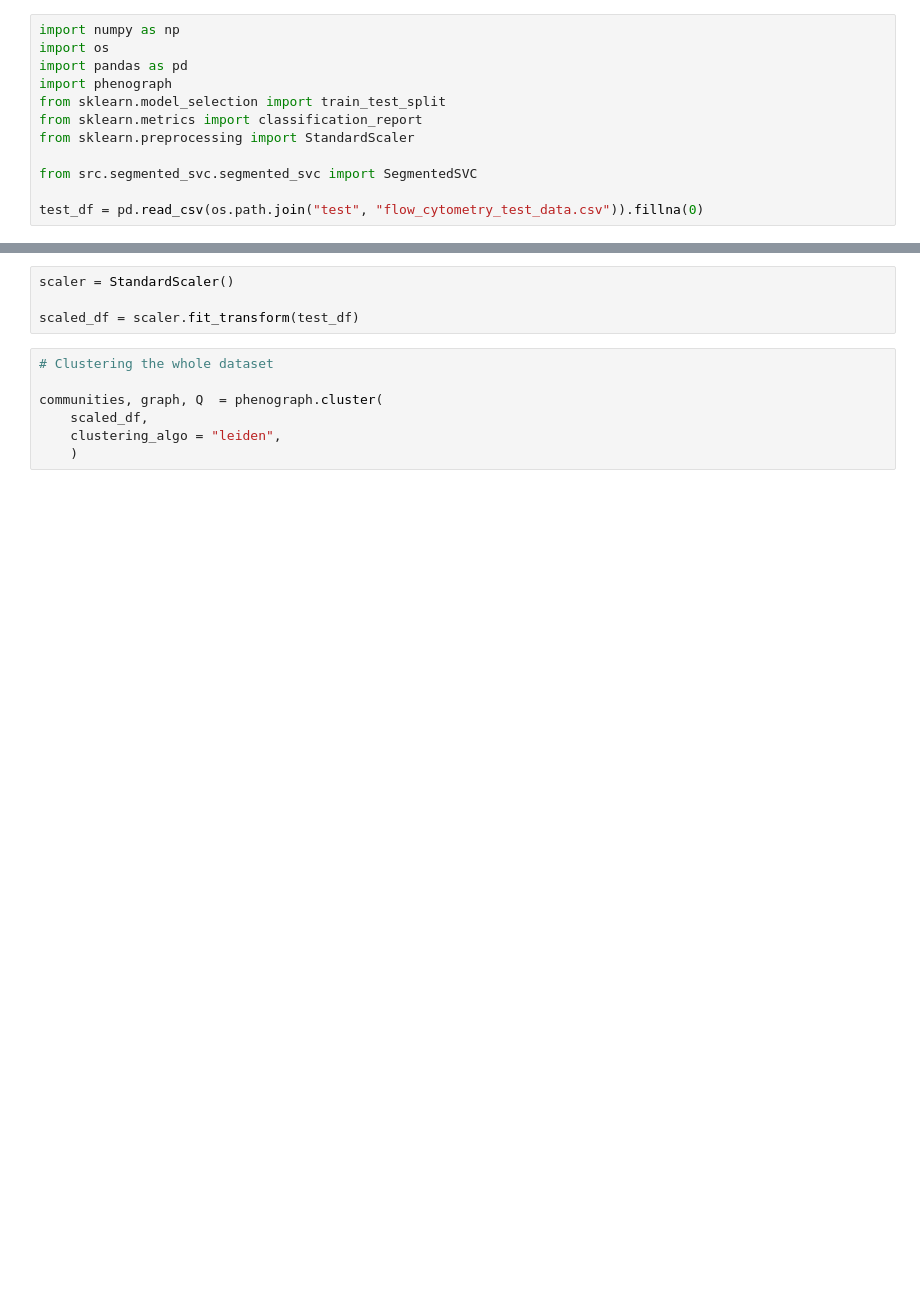
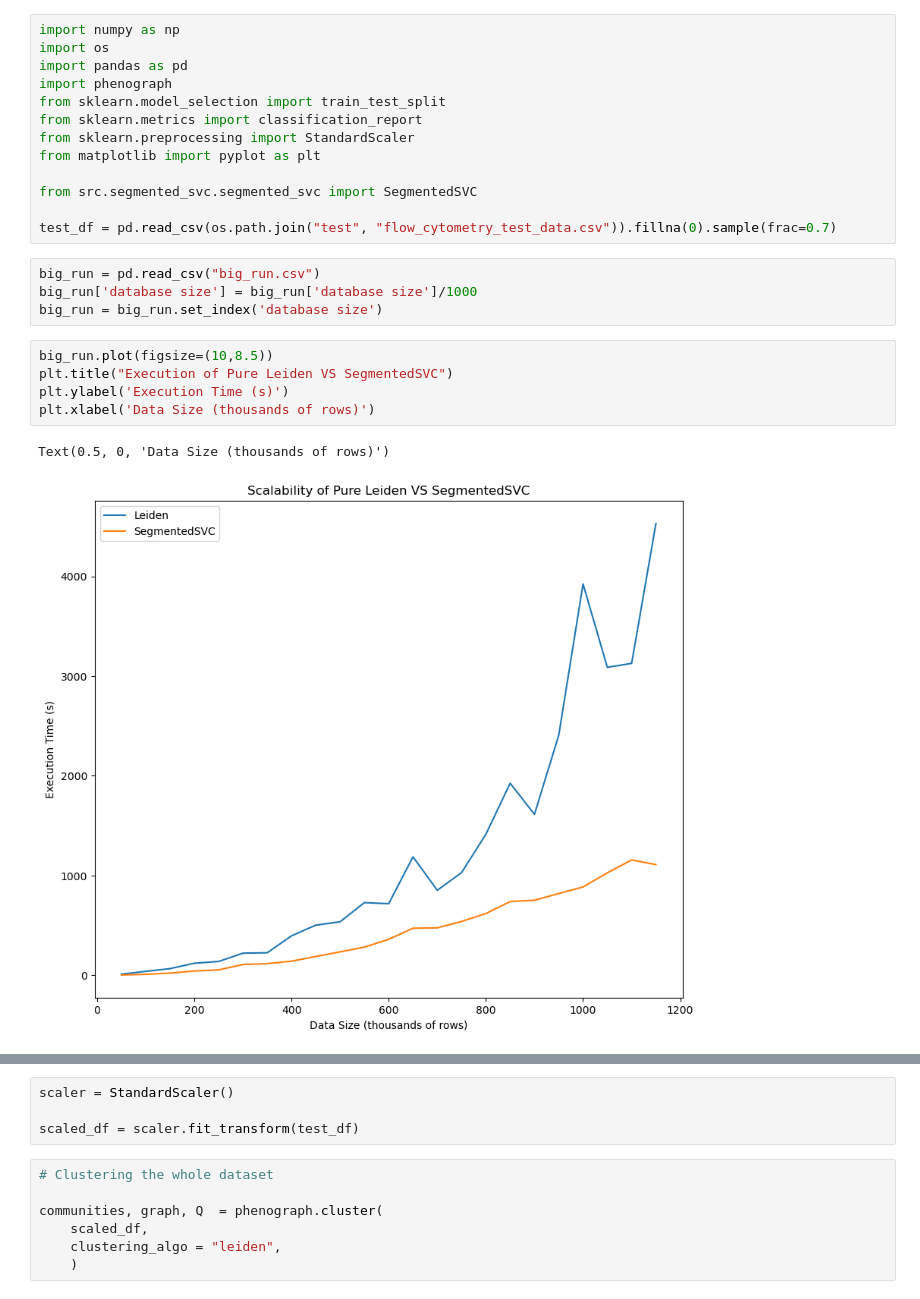
Before and after one commit to psychicesp/celestialink, a Jupyter notebook: examples.ipynb, the cells around one changed output, grey strips where cells are left out. Drawn from its saved outputs; the diff is of its cells as text; blank space fills up the shorter version.

Commit message:
Tested execution time

```diff
--- a/examples.ipynb
+++ b/examples.ipynb
@@ -6,7 +6,20 @@ import phenograph
 from sklearn.model_selection import train_test_split
 from sklearn.metrics import classification_report
 from sklearn.preprocessing import StandardScaler
+from matplotlib import pyplot as plt
 
 from src.segmented_svc.segmented_svc import SegmentedSVC
 
-test_df = pd.read_csv(os.path.join("test", "flow_cytometry_test_data.csv")).fillna(0)
+test_df = pd.read_csv(os.path.join("test", "flow_cytometry_test_data.csv")).fillna(0).sample(frac=0.7)
+# %%
+big_run = pd.read_csv("big_run.csv")
+big_run['database size'] = big_run['database size']/1000
+big_run = big_run.set_index('database size')
+# %%
+big_run.plot(figsize=(10,8.5))
+plt.title("Execution of Pure Leiden VS SegmentedSVC")
+plt.ylabel('Execution Time (s)')
+plt.xlabel('Data Size (thousands of rows)')
+# %% [output]
+Text(0.5, 0, 'Data Size (thousands of rows)')
+[figure, added]
```
Also changed, not shown: parts of 9 cells of this notebook, 4 other files.
